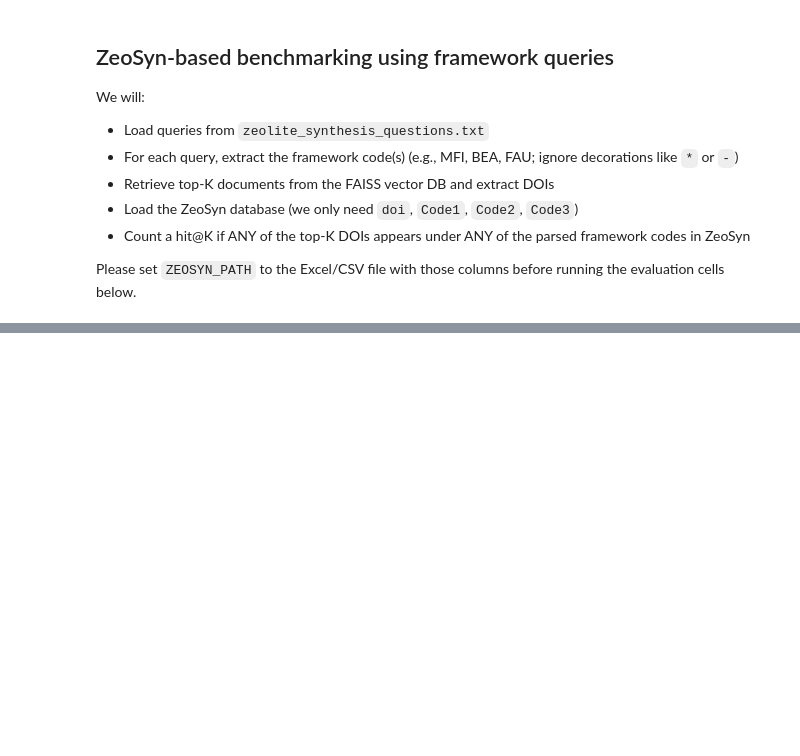
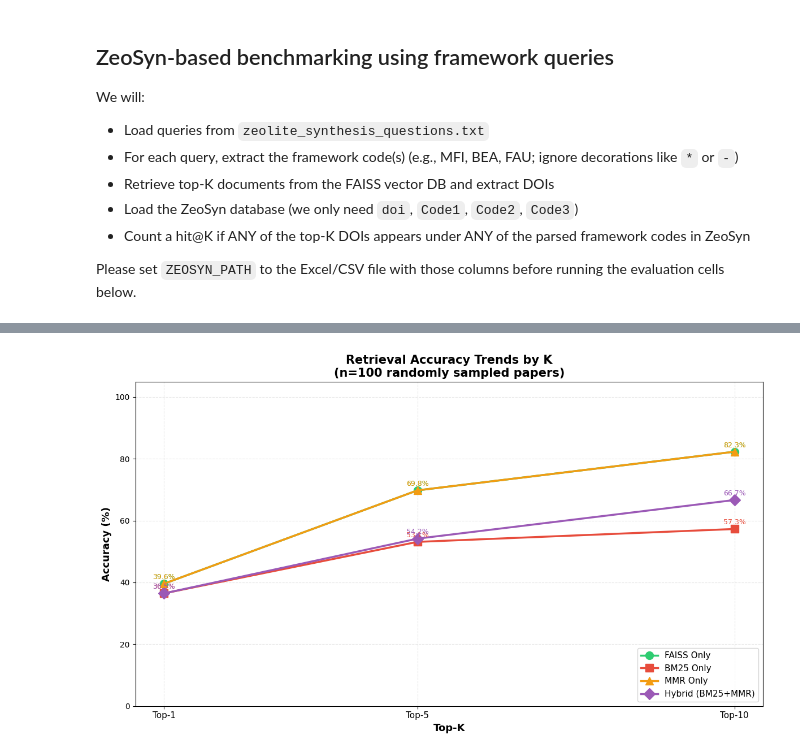
Before and after one commit to mrigi-munjal/zeoRAG, a Jupyter notebook: Mrigi 21 Benchmarking for retreival quality with ZeoSyn.ipynb, the cells around one changed output, grey strips where cells are left out. Saved outputs shown, nothing was run; the diff lists cells and outputs as text; code cells hidden in the pictures; blank space fills up the shorter version.

```diff
--- a/Mrigi 21 Benchmarking for retreival quality with ZeoSyn.ipynb
+++ b/Mrigi 21 Benchmarking for retreival quality with ZeoSyn.ipynb
@@ -603,0 +1114,43 @@ plt.show()
+# %%
+# Line plot showing accuracy trends across Top-1, Top-5, Top-10
+import matplotlib.pyplot as plt
+import numpy as np
+
+fig, ax = plt.subplots(figsize=(12, 7))
+
+metrics_numeric = [1, 5, 10]
+faiss_values = [accuracy_results['top_1'], accuracy_results['top_5'], accuracy_results['top_10']]
+bm25_values = [bm25_accuracy_results['top_1'], bm25_accuracy_results['top_5'], bm25_accuracy_results['top_10']]
+mmr_values = [mmr_accuracy_results['top_1'], mmr_accuracy_results['top_5'], mmr_accuracy_results['top_10']]
+hybrid_values = [hybrid_accuracy_results['top_1'], hybrid_accuracy_results['top_5'], hybrid_accuracy_results['top_10']]
+
+ax.plot(metrics_numeric, faiss_values, marker='o', linewidth=2.5, markersize=10,
+        label='FAISS Only', color='#2ecc71')
+ax.plot(metrics_numeric, bm25_values, marker='s', linewidth=2.5, markersize=10,
+        label='BM25 Only', color='#e74c3c')
+ax.plot(metrics_numeric, mmr_values, marker='^', linewidth=2.5, markersize=10,
+        label='MMR Only', color='#f39c12')
+ax.plot(metrics_numeric, hybrid_values, marker='D', linewidth=2.5, markersize=10,
+        label='Hybrid (BM25+MMR)', color='#9b59b6')
+
+ax.set_xlabel('Top-K', fontsize=13, fontweight='bold')
+ax.set_ylabel('Accuracy (%)', fontsize=13, fontweight='bold')
+ax.set_title(f'Retrieval Accuracy Trends by K\n(n={len(enriched_records)} randomly sampled papers)',
+             fontsize=15, fontweight='bold')
+ax.set_xticks([1, 5, 10])
+ax.set_xticklabels(['Top-1', 'Top-5', 'Top-10'], fontsize=11)
+ax.legend(fontsize=11, loc='lower right')
+ax.set_ylim(0, 105)
+ax.grid(True, alpha=0.3, linestyle='--')
+
+# Add value labels
+for i, k in enumerate(metrics_numeric):
+    ax.text(k, faiss_values[i] + 1.5, f'{faiss_values[i]:.1f}%', ha='center', fontsize=9, color='#2ecc71')
+    ax.text(k, bm25_values[i] + 1.5, f'{bm25_values[i]:.1f}%', ha='center', fontsize=9, color='#e74c3c')
+    ax.text(k, mmr_values[i] + 1.5, f'{mmr_values[i]:.1f}%', ha='center', fontsize=9, color='#f39c12')
+    ax.text(k, hybrid_values[i] + 1.5, f'{hybrid_values[i]:.1f}%', ha='center', fontsize=9, color='#9b59b6')
+
+plt.tight_layout()
+plt.show()
+# %% [output]
+[figure, added]
```
Also changed, not shown: parts of 30 cells of this notebook, 2 other files.
